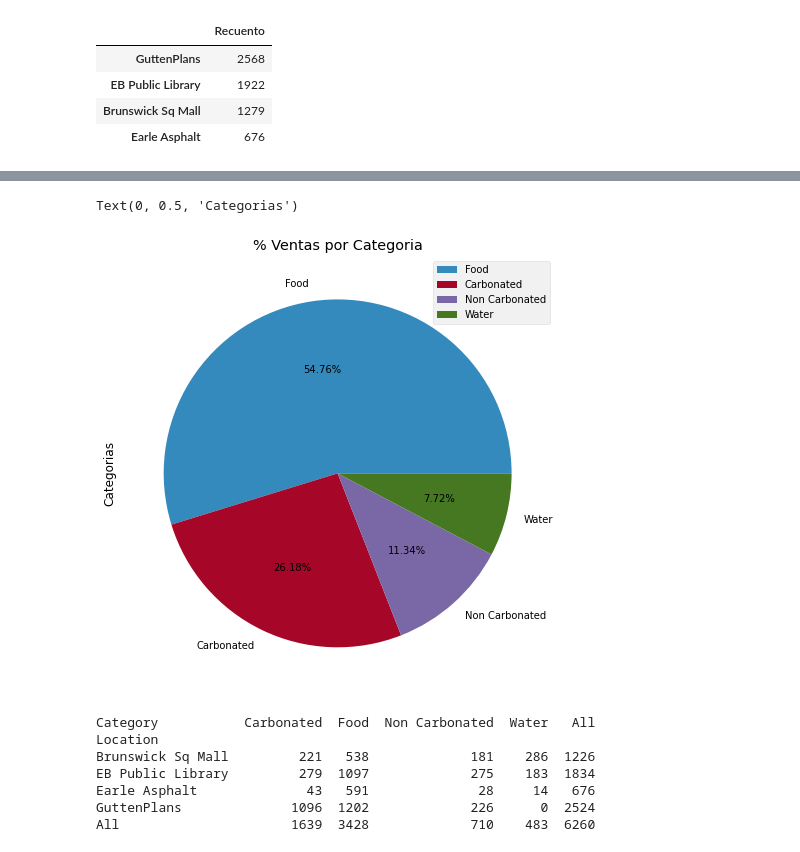
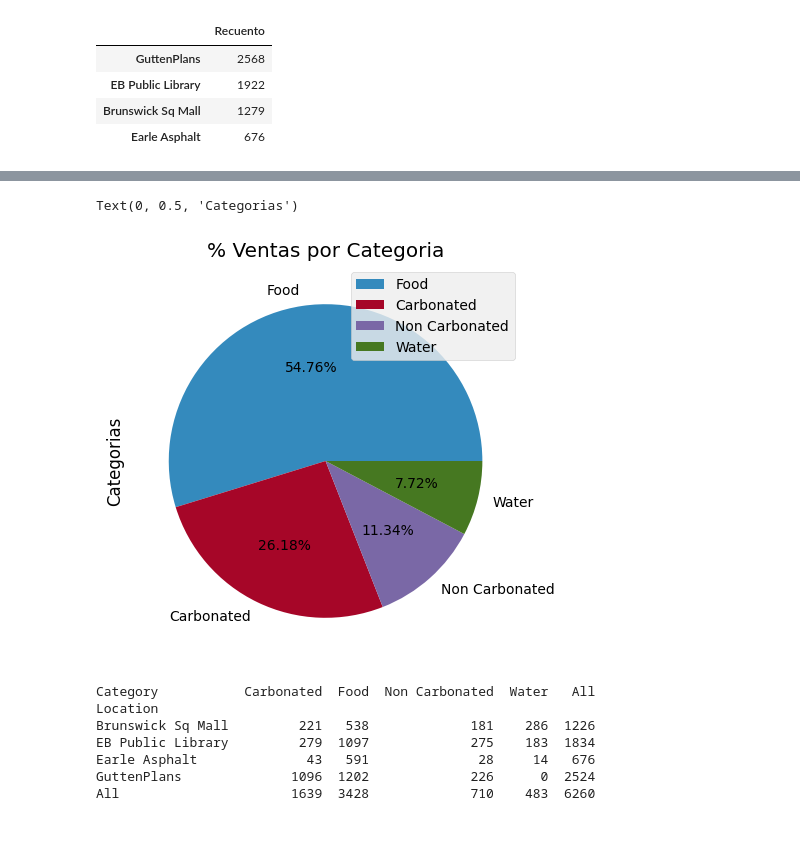
Before and after one commit to wilmerd1/PythonCoderHouse, a Jupyter notebook: Vending_ Machine_Sales/Vending_Machine_Sales.ipynb, the cells around one changed output, grey strips where cells are left out. Cells and saved outputs as stored; diff of their text form; code cells hidden in the pictures.

```diff
--- a/Vending_ Machine_Sales/Vending_Machine_Sales.ipynb
+++ b/Vending_ Machine_Sales/Vending_Machine_Sales.ipynb
@@ -25,7 +25,7 @@ mpl.style.use('bmh')
 # %%
 #%cd '/content/gdrive/MyDrive/Vending Machine Sales'
 #url = 'https://raw.githubusercontent.com/wilmerd1/CoderHouse/main/Vending_%20Machine_Sales/vending_machine_sales.csv'
-url = 'https://github.com/wilmerd1/PythonCoderHouse/blob/main/Vending_%20Machine_Sales/vending_machine_sales.xlsx?raw=true'
+url = 'https://github.com/wilmerd1/PythonCoderHouse/blob/main/Vending_%20Machine_Sales/Vending_Machine_Sales.xlsx?raw=true'
 myfile = requests.get(url)
 df = pd.read_excel (myfile.content)
 #df = pd.read_csv('vending_machine_sales.csv', )
@@ -202,12 +202,12 @@ plot.legend(loc='upper left')
 # %%
 #Cantidad de Transacciones por Maquina
 plot = df['Category'].value_counts().plot(
-            kind='pie',autopct='%.2f%%', figsize=(8,8), title='% Ventas por Categoria',)
+            kind='pie',autopct='%.2f%%', figsize=(4,4), title='% Ventas por Categoria',)
 plt.legend()
 plt.ylabel('Categorias')
 # %% [output]
 Text(0, 0.5, 'Categorias')
-[figure, old version]
+[figure, new version]
 # %%
 tablacruzada = pd.crosstab(index=df['Location'],columns=df['Category'], margins=True)
 print(tablacruzada)
```
Also changed, not shown: parts of 15 cells of this notebook, 1 other file.
